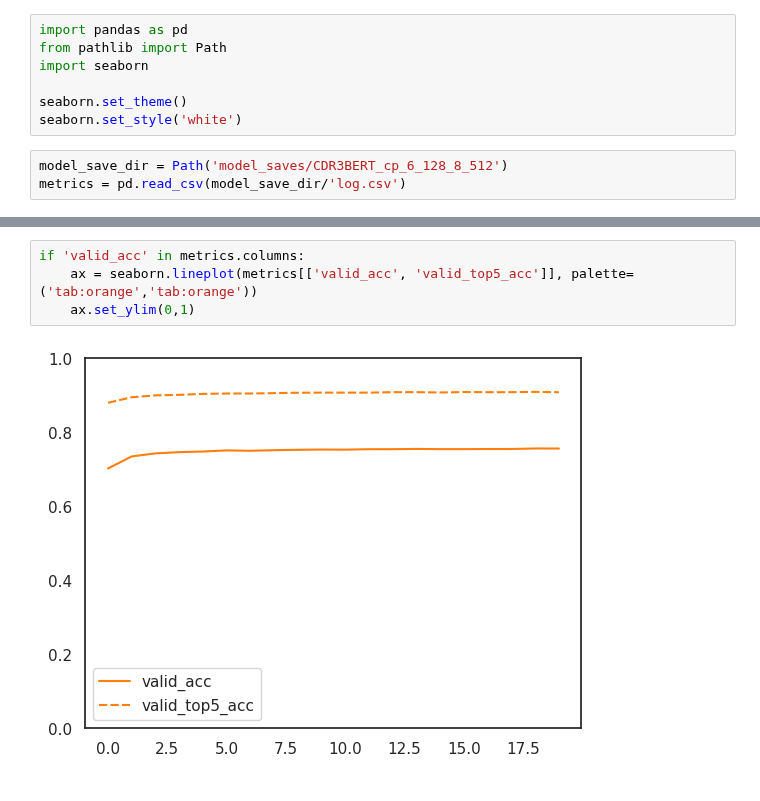
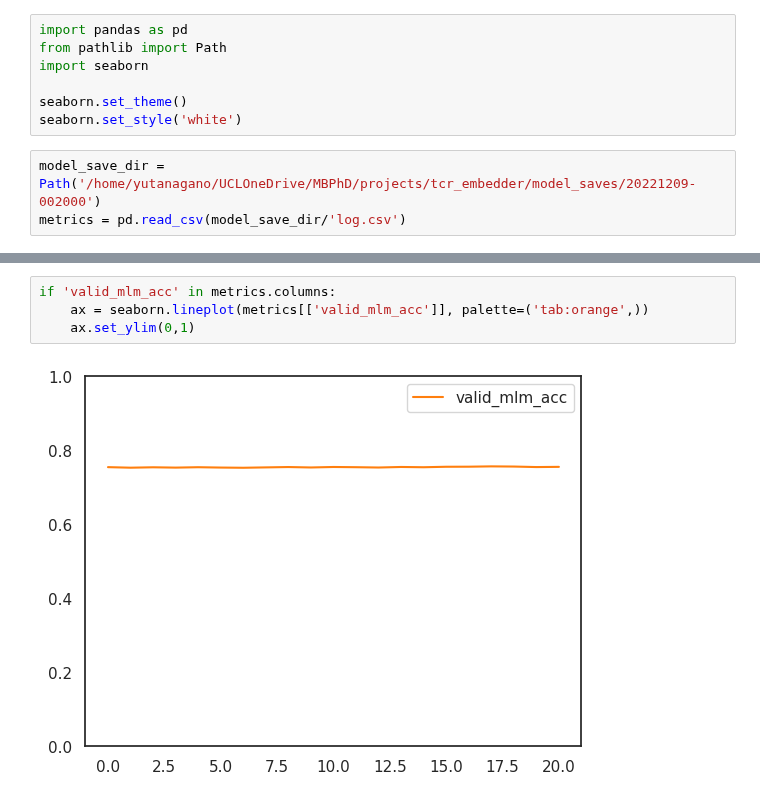
Before and after one commit to yutanagano/tcrlm, a Jupyter notebook: notebooks/training_metrics.ipynb, the cells around one changed output, grey strips where cells are left out. Saved outputs shown, nothing was run; the diff lists cells and outputs as text.

```diff
--- a/notebooks/training_metrics.ipynb
+++ b/notebooks/training_metrics.ipynb
@@ -11,6 +11,6 @@ import seaborn
 seaborn.set_theme()
 seaborn.set_style('white')
 # %%
-model_save_dir = Path('model_saves/CDR3BERT_cp_6_128_8_512')
+model_save_dir = Path('/home/yutanagano/UCLOneDrive/MBPhD/projects/tcr_embedder/model_saves/20221209-002000')
 metrics = pd.read_csv(model_save_dir/'log.csv')
 # %%
@@ -21,9 +26,9 @@ seaborn.lineplot(metrics[['loss', 'valid_loss']])
 # %%
-if 'valid_acc' in metrics.columns:
-    ax = seaborn.lineplot(metrics[['valid_acc', 'valid_top5_acc']], palette=('tab:orange','tab:orange'))
+if 'valid_mlm_acc' in metrics.columns:
+    ax = seaborn.lineplot(metrics[['valid_mlm_acc']], palette=('tab:orange',))
     ax.set_ylim(0,1)
 # %% [output]
-[figure, old version]
+[figure, new version]
 # %%
 if 'valid_aln' in metrics.columns:
     seaborn.lineplot(metrics['valid_aln'])
```
Also changed, not shown: parts of 4 cells of this notebook, 3 other files.
